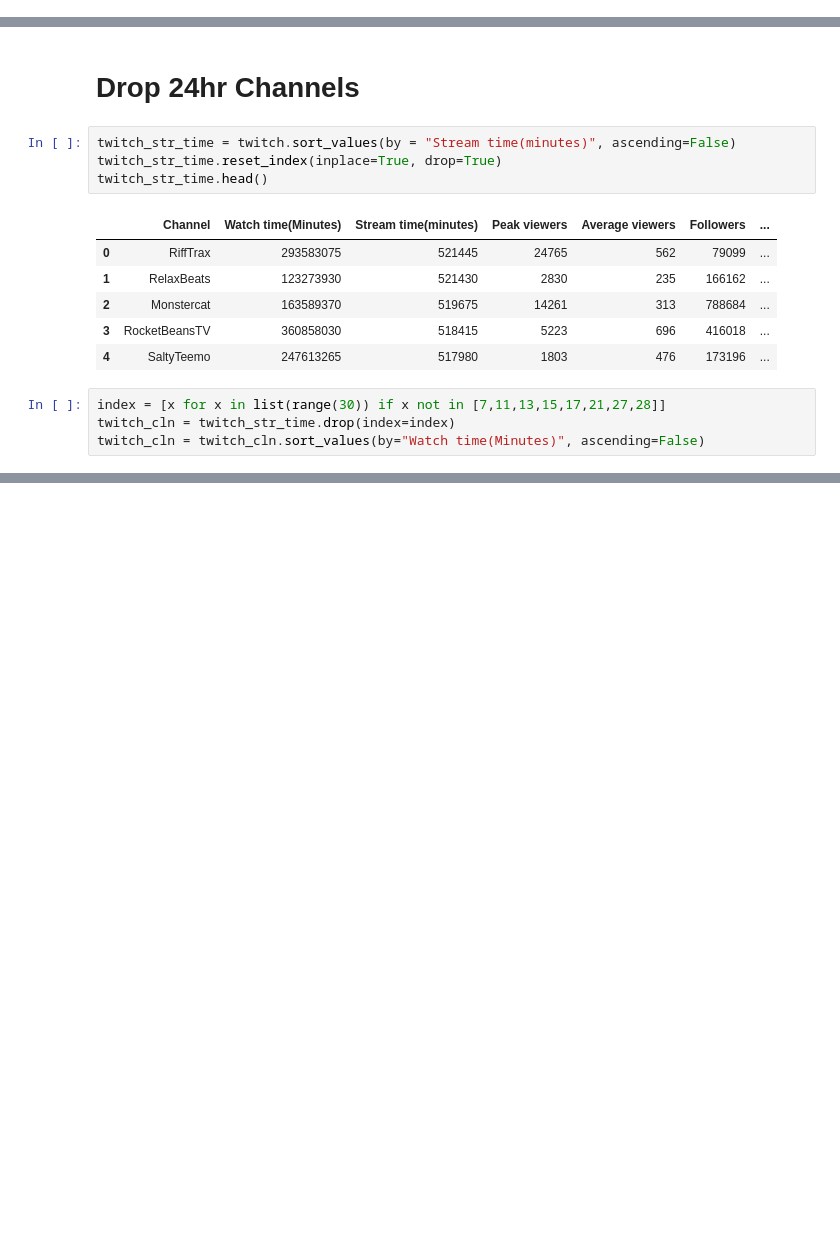
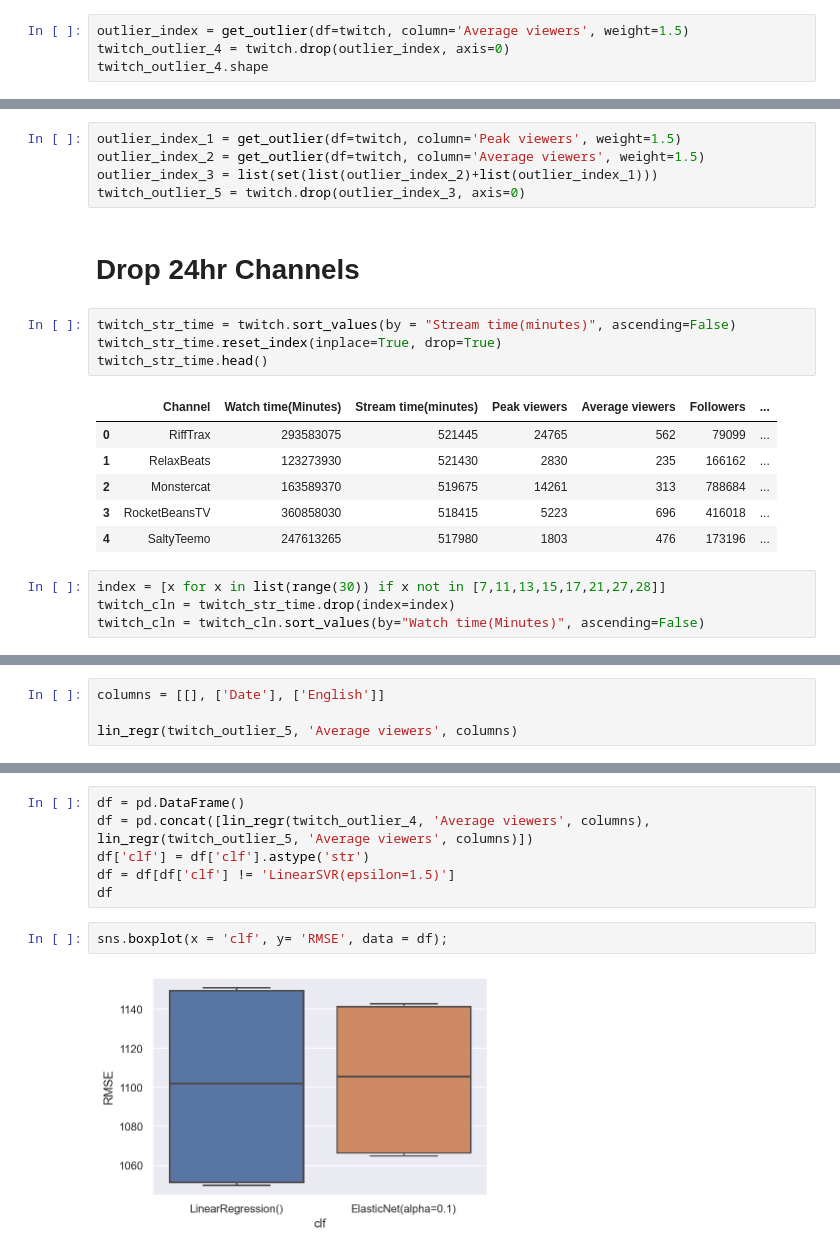
Before and after one commit to timeno10/dss_regression_twitch, a Jupyter notebook: regression.ipynb, the cells around one changed output, grey strips where cells are left out. Drawn from its saved outputs; the diff is of its cells as text; blank space fills up the shorter version.

```diff
--- a/regression.ipynb
+++ b/regression.ipynb
@@ -220,0 +265,4 @@ twitch_outlier_3.shape
+# %%
+outlier_index = get_outlier(df=twitch, column='Average viewers', weight=1.5)
+twitch_outlier_4 = twitch.drop(outlier_index, axis=0)
+twitch_outlier_4.shape
@@ -221,3 +275,8 @@ twitch_outlier_3.shape
+# %%
+outlier_index_1 = get_outlier(df=twitch, column='Peak viewers', weight=1.5)
+outlier_index_2 = get_outlier(df=twitch, column='Average viewers', weight=1.5)
+outlier_index_3 = list(set(list(outlier_index_2)+list(outlier_index_1)))
+twitch_outlier_5 = twitch.drop(outlier_index_3, axis=0)
 # %% [markdown]
 # Drop 24hr Channels
 # %%
@@ -417,0 +403,4 @@ dataset.iloc[:,1:2].values
+# %%
+columns = [[], ['Date'], ['English']]
+
+lin_regr(twitch_outlier_5, 'Average viewers', columns)
@@ -417,0 +418,10 @@ dataset.iloc[:,1:2].values
+# %%
+df = pd.DataFrame()
+df = pd.concat([lin_regr(twitch_outlier_4, 'Average viewers', columns), lin_regr(twitch_outlier_5, 'Average viewers', columns)])
+df['clf'] = df['clf'].astype('str')
+df = df[df['clf'] != 'LinearSVR(epsilon=1.5)']
+df
+# %%
+sns.boxplot(x = 'clf', y= 'RMSE', data = df);
+# %% [output]
+[figure, added]
```
Also changed, not shown: parts of 50 cells of this notebook.
